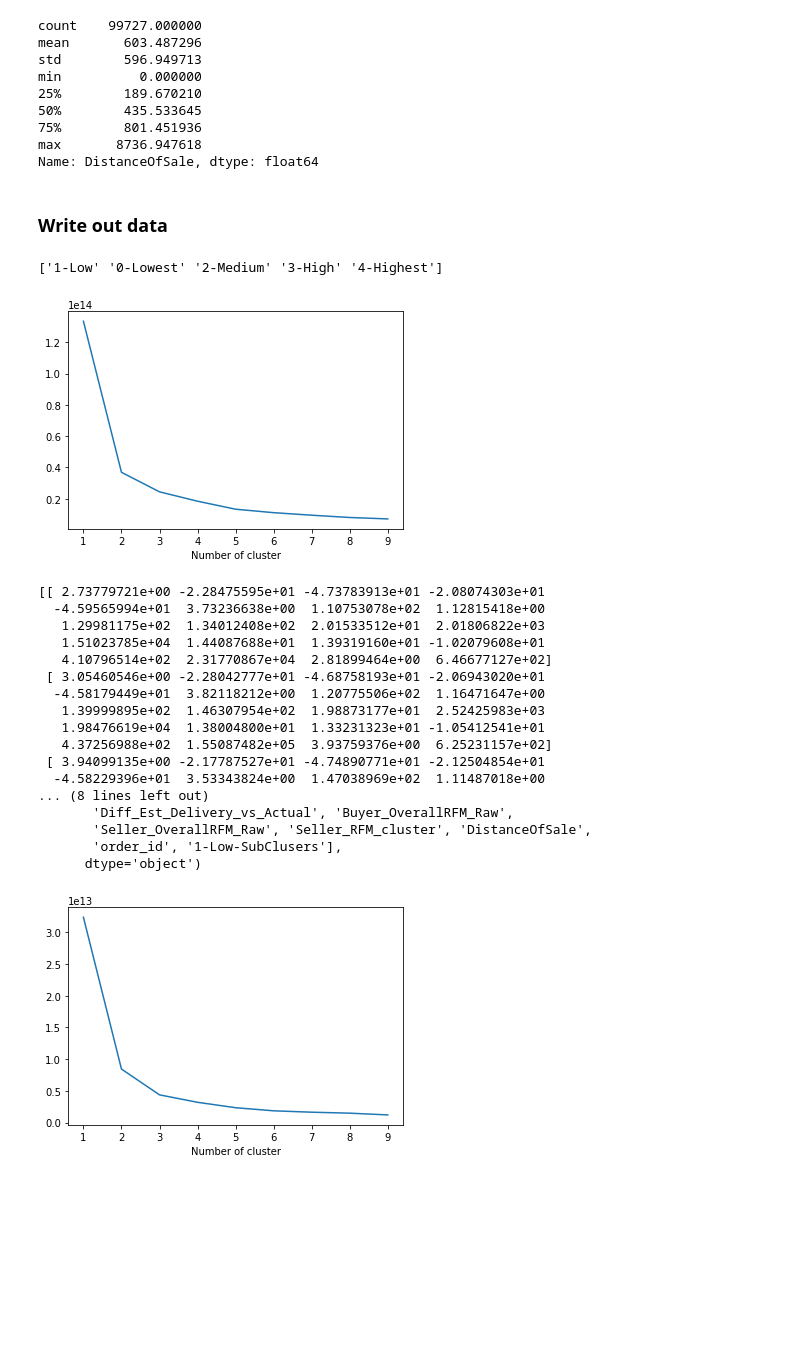
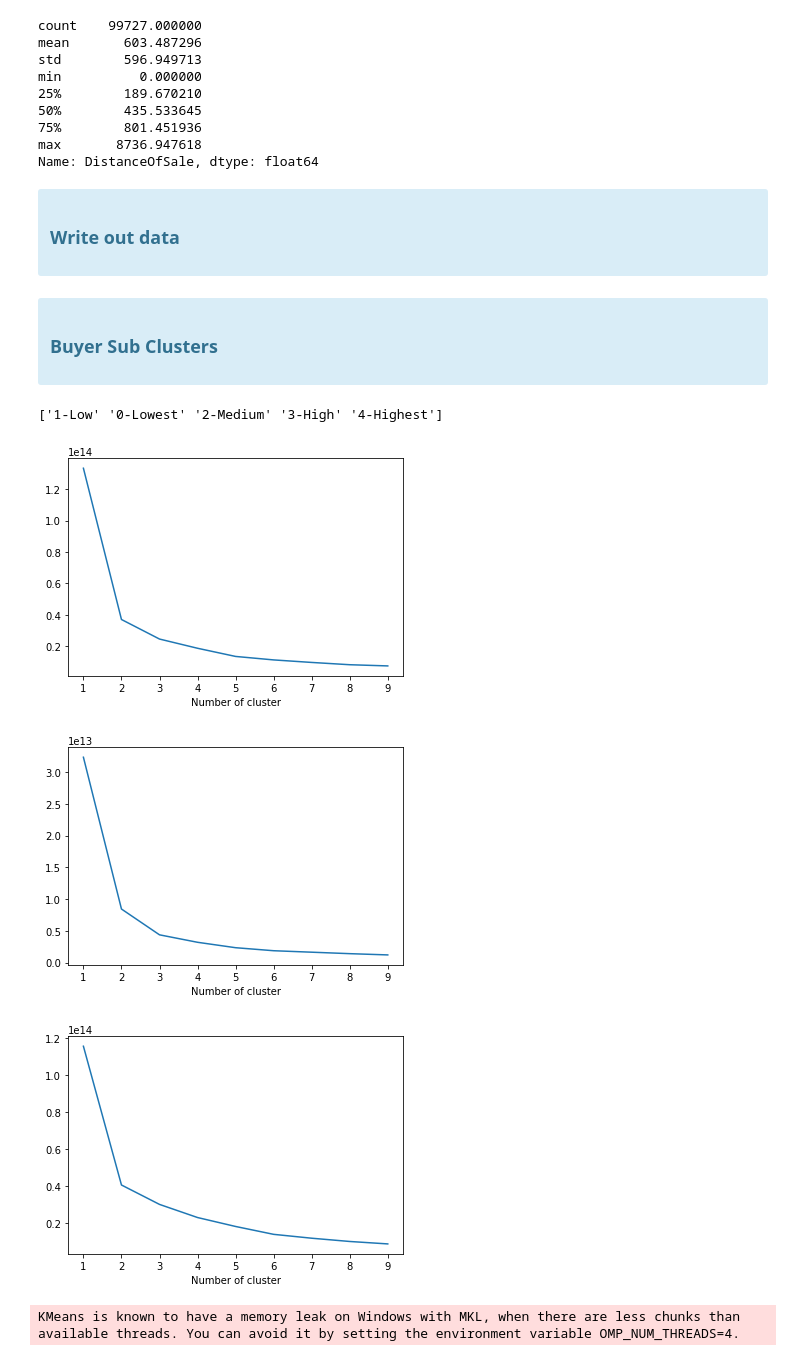
Before and after one commit to deakynek/SpringBoardProjects, a Jupyter notebook: Capstone3/EDA.ipynb, the cells around one changed output. Drawn from its saved outputs; the diff is of its cells as text; code cells hidden in the pictures; blank space fills up the shorter version.

```diff
--- a/Capstone3/EDA.ipynb
+++ b/Capstone3/EDA.ipynb
@@ -91,13 +91,13 @@ def PerformKMeans(dataFrame, column, numClusters):
     else:
         dataFrame[clusterCol] = clusters
 
-def PerformKMeansWithArray(dataFrame, columns, numClusters, clusterName):
+def PerformKMeansWithArray(dataFrame, columns, numClusters, clusterName, sub=None):
     kmeans = KMeans(n_clusters=numClusters)
     kmeans.fit(dataFrame[columns])
     clusterCol = '{0}'.format(clusterName)
     clusters = kmeans.predict(dataFrame[columns])
-    print(kmeans.cluster_centers_)
-
+    if sub!=None:
+        clusters = [sub+str(x) for x in clusters]
 
     if(clusterCol in dataFrame.columns):
         dataFrame.loc[:,clusterCol] = clusters
@@ -577,64 +565,59 @@ min          0.000000
 max       8736.947618
 Name: DistanceOfSale, dtype: float64
 # %% [markdown]
+<div class="span5 alert alert-info">
 <h3>Write out data</h3>
+</div>
 # %%
 OL_Data.to_csv('./OLData_RFM_Metrics.csv')
+# %% [markdown]
+<div class="span5 alert alert-info">
+<h3>Buyer Sub Clusters </h3>
+</div>
 # %%
 clusters={"1-Low":3,"0-Lowest":3,"2-Medium":2,"3-High":4,"4-Highest":4}
 
 print(OL_Data['Buyer_RFM_Ranking'].unique())
+
+OL_Data_Sub = OL_Data.copy()
+subData = pd.DataFrame({'order_id' : [], 'Buyer_RFM_Ranking_SubClusers':[]})
 
 for t in OL_Data['Buyer_RFM_Ranking'].unique():
     subset = OL_Data[OL_Data['Buyer_RFM_Ranking']==t]
 
     numcols = ['payment_installments',
             'seller_latitude',
             'seller_longitude',
             'customer_latitude',
             'customer_longitude',
             'review_score',
             'Total_price',
             'number_of_items',
             'Median_payments',
             'Total_payment',
             'Total_Freight',
             'order_weight_g',
             'order_volume_cm3',
             'Purchase_To_Delivery_Days',
             'Approved_To_Delivery_Days',
             'Diff_Est_Delivery_vs_Actual',
             'Buyer_OverallRFM_Raw',
             'Seller_OverallRFM_Raw',
             'Seller_RFM_cluster',
             'DistanceOfSale']
 
     test = numcols+['order_id']
     subset = subset[test].dropna()
 
 
     PrintKmeansInertiaGraphWithArray(subset,numcols)
-    PerformKMeansWithArray(subset, numcols, clusters[t], "{0}-SubClusers".format(t))
-    print(subset.columns)
-    OL_Data.merge(subset[['order_id',"{0}-SubClusers".format(t)]], on='order_id')
+    PerformKMeansWithArray(subset, numcols, clusters[t], "Buyer_RFM_Ranking_SubClusers", t)
+    subData = pd.concat([subData, subset[["order_id","Buyer_RFM_Ranking_SubClusers"]]], ignore_index=True)
+
+OL_Data_Sub = OL_Data_Sub.merge(subData, on='order_id',how='left' )
 # %% [output]
 ['1-Low' '0-Lowest' '2-Medium' '3-High' '4-Highest']
 [figure]
+[figure]
+[figure]
-[[ 2.73779721e+00 -2.28475595e+01 -4.73783913e+01 -2.08074303e+01
-  -4.59565994e+01  3.73236638e+00  1.10753078e+02  1.12815418e+00
-   1.29981175e+02  1.34012408e+02  2.01533512e+01  2.01806822e+03
-   1.51023785e+04  1.44087688e+01  1.39319160e+01 -1.02079608e+01
-   4.10796514e+02  2.31770867e+04  2.81899464e+00  6.46677127e+02]
- [ 3.05460546e+00 -2.28042777e+01 -4.68758193e+01 -2.06943020e+01
-  -4.58179449e+01  3.82118212e+00  1.20775506e+02  1.16471647e+00
-   1.39999895e+02  1.46307954e+02  1.98873177e+01  2.52425983e+03
-   1.98476619e+04  1.38004800e+01  1.33231323e+01 -1.05412541e+01
-   4.37256988e+02  1.55087482e+05  3.93759376e+00  6.25231157e+02]
- [ 3.94099135e+00 -2.17787527e+01 -4.74890771e+01 -2.12504854e+01
-  -4.58229396e+01  3.53343824e+00  1.47038969e+02  1.11487018e+00
-... (8 lines left out)
-       'Diff_Est_Delivery_vs_Actual', 'Buyer_OverallRFM_Raw',
-       'Seller_OverallRFM_Raw', 'Seller_RFM_cluster', 'DistanceOfSale',
-       'order_id', '1-Low-SubClusers'],
-      dtype='object')
+KMeans is known to have a memory leak on Windows with MKL, when there are less chunks than available threads. You can avoid it by setting the environment variable OMP_NUM_THREADS=4.
-[figure]
```
Also changed, not shown: parts of 28 cells of this notebook, 1 other file.
